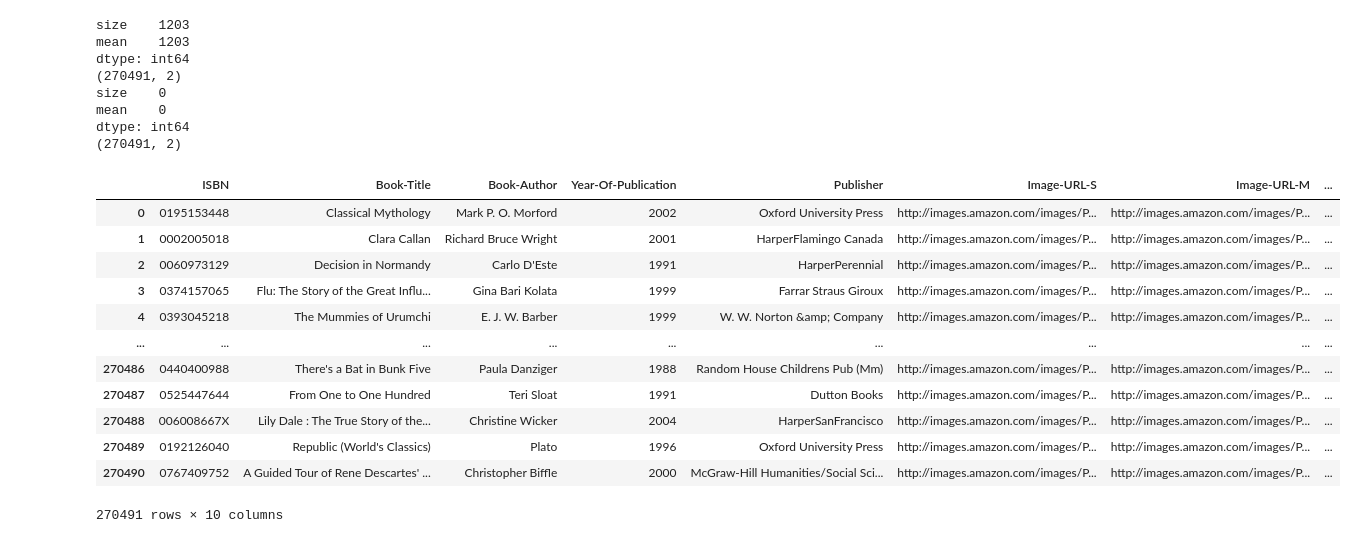
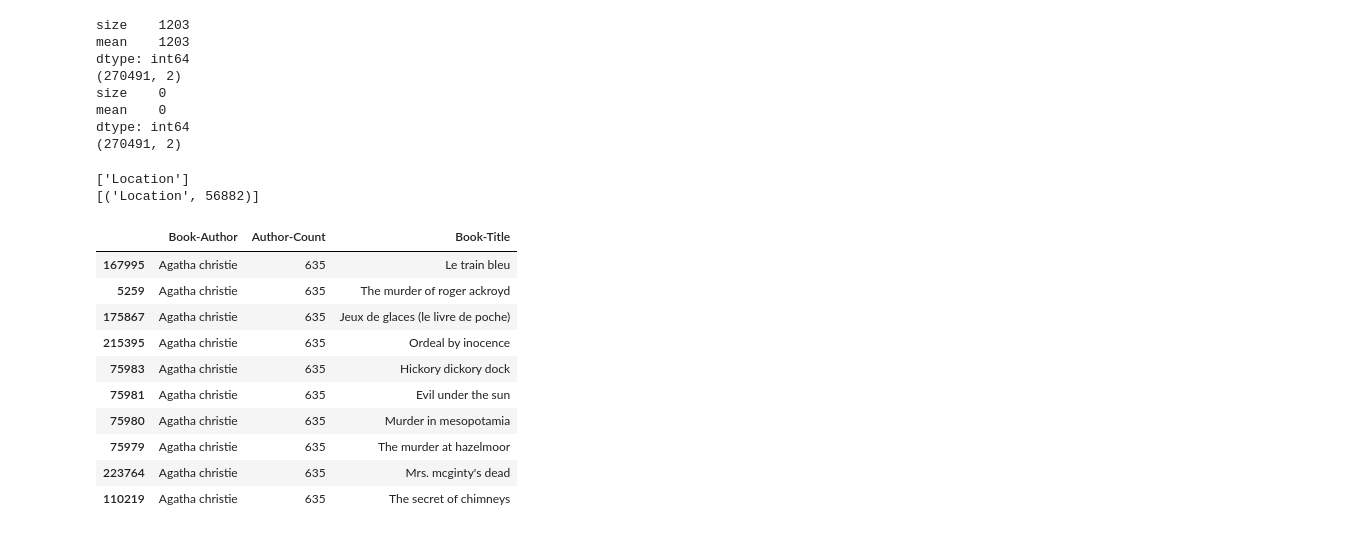
Before and after one commit to shaked-oren/ml_fun, a Jupyter notebook: inter.ipynb, the cells around one changed output. Saved outputs shown, nothing was run; the diff lists cells and outputs as text; code cells hidden in the pictures.

Commit message:
add checks to tables

```diff
--- a/inter.ipynb
+++ b/inter.ipynb
@@ -106,20 +113,35 @@ size    0
 mean    0
 dtype: int64
 (270491, 2)
+# %%
+# -------- checking if can add one hot encoding to the categorical columns --------
+object_cols = [col for col in user.columns if user[col].dtype == "object"]
+print(object_cols)
+object_nunique = list(map(lambda col: user[col].nunique(), object_cols))
+d = dict(zip(object_cols, object_nunique))
+
+# Print number of unique entries by column, in ascending order
+print(sorted(d.items(), key=lambda x: x[1]))
+# -------- can't --------
+# %% [output]
+['Location']
+[('Location', 56882)]
 # %%
+top_books_with_info["Book-Author"] = top_books_with_info["Book-Author"].str.capitalize()
+top_books_with_info["Book-Title"] = top_books_with_info["Book-Title"].str.capitalize()
+top_books_with_info["Publisher"] = top_books_with_info["Publisher"].str.capitalize()
+top_books_with_info["Book-Author"] = top_books_with_info["Book-Author"].fillna("Unknown")
 top_books_with_info["Author-Count"] = top_books_with_info.groupby("Book-Author")["ISBN"].transform("count")
-top_books_with_info
+top_books_with_info[["Book-Author", "Author-Count", "Book-Title"]].sort_values("Author-Count", ascending=False).head(10)
 # %% [output]
-|  | ISBN | Book-Title | Book-Author | Year-Of-Publication | Publisher | Image-URL-S | Image-URL-M | ... |
-| 0 | 0195153448 | Classical Mythology | Mark P. O. Morford | 2002 | Oxford University Press | http://images.amazon.com/images/P... | http://images.amazon.com/images/P... | ... |
-| 1 | 0002005018 | Clara Callan | Richard Bruce Wright | 2001 | HarperFlamingo Canada | http://images.amazon.com/images/P... | http://images.amazon.com/images/P... | ... |
-| 2 | 0060973129 | Decision in Normandy | Carlo D'Este | 1991 | HarperPerennial | http://images.amazon.com/images/P... | http://images.amazon.com/images/P... | ... |
-| 3 | 0374157065 | Flu: The Story of the Great Influ... | Gina Bari Kolata | 1999 | Farrar Straus Giroux | http://images.amazon.com/images/P... | http://images.amazon.com/images/P... | ... |
-| 4 | 0393045218 | The Mummies of Urumchi | E. J. W. Barber | 1999 | W. W. Norton &amp; Company | http://images.amazon.com/images/P... | http://images.amazon.com/images/P... | ... |
-| ... | ... | ... | ... | ... | ... | ... | ... | ... |
-| 270486 | 0440400988 | There's a Bat in Bunk Five | Paula Danziger | 1988 | Random House Childrens Pub (Mm) | http://images.amazon.com/images/P... | http://images.amazon.com/images/P... | ... |
-| 270487 | 0525447644 | From One to One Hundred | Teri Sloat | 1991 | Dutton Books | http://images.amazon.com/images/P... | http://images.amazon.com/images/P... | ... |
-| 270488 | 006008667X | Lily Dale : The True Story of the... | Christine Wicker | 2004 | HarperSanFrancisco | http://images.amazon.com/images/P... | http://images.amazon.com/images/P... | ... |
-| 270489 | 0192126040 | Republic (World's Classics) | Plato | 1996 | Oxford University Press | http://images.amazon.com/images/P... | http://images.amazon.com/images/P... | ... |
-| 270490 | 0767409752 | A Guided Tour of Rene Descartes' ... | Christopher Biffle | 2000 | McGraw-Hill Humanities/Social Sci... | http://images.amazon.com/images/P... | http://images.amazon.com/images/P... | ... |
+|  | Book-Author | Author-Count | Book-Title |
+| 167995 | Agatha christie | 635 | Le train bleu |
+| 5259 | Agatha christie | 635 | The murder of roger ackroyd |
+| 175867 | Agatha christie | 635 | Jeux de glaces (le livre de poche) |
+| 215395 | Agatha christie | 635 | Ordeal by inocence |
+| 75983 | Agatha christie | 635 | Hickory dickory dock |
+| 75981 | Agatha christie | 635 | Evil under the sun |
+| 75980 | Agatha christie | 635 | Murder in mesopotamia |
+| 75979 | Agatha christie | 635 | The murder at hazelmoor |
+| 223764 | Agatha christie | 635 | Mrs. mcginty's dead |
+| 110219 | Agatha christie | 635 | The secret of chimneys |
-270491 rows × 10 columns
```
Also changed, not shown: parts of 7 cells of this notebook.
